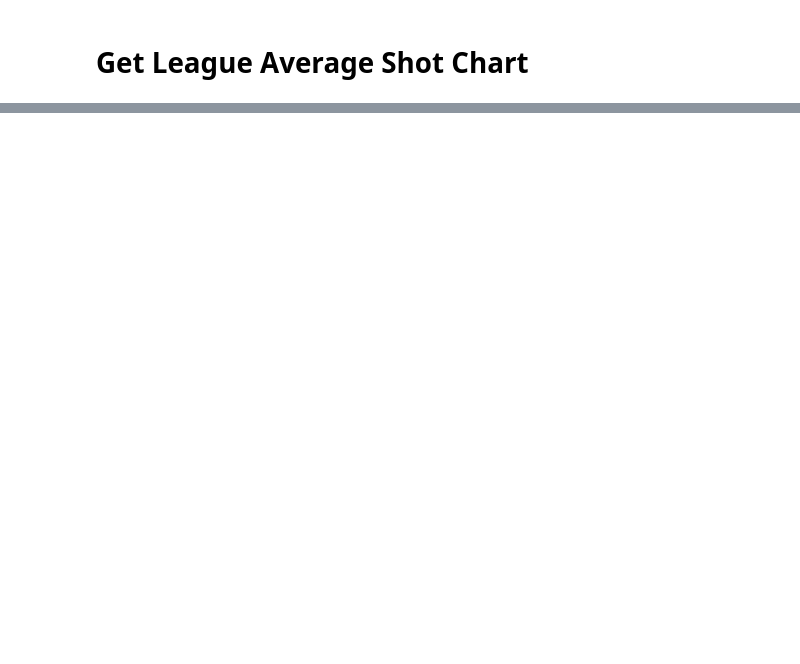
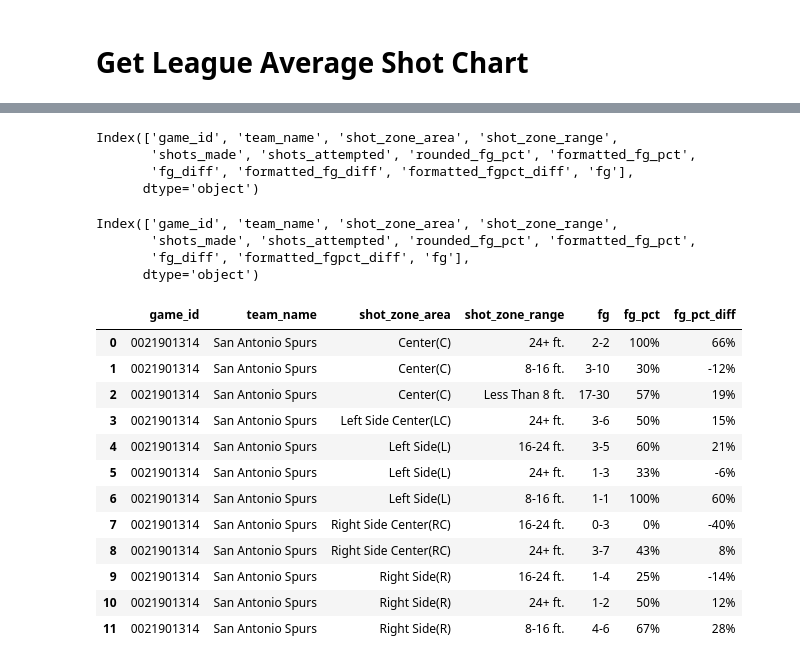
Before and after one commit to SpecCRA/vlads_data_project, a Jupyter notebook: get_shots_data.ipynb, the cells around one changed output, grey strips where cells are left out. Saved outputs shown, nothing was run; the diff lists cells and outputs as text; code cells hidden in the pictures; blank space fills up the shorter version.

```diff
--- a/get_shots_data.ipynb
+++ b/get_shots_data.ipynb
@@ -222,0 +312,8 @@ league_avg_df.fg_pct = round(league_avg_df.fg_pct, 1).astype(str) + '%'
+# %%
+# call function to calculate difference
+clean_spurs_shots_df['fg_diff'] = calc_fg_diffs(clean_spurs_shots_df, league_avg_df)
+clean_opp_shots_df['fg_diff'] = calc_fg_diffs(clean_opp_shots_df, league_avg_df)
+# %%
+# format by giving it a % marker
+clean_spurs_shots_df['formatted_fgpct_diff'] = clean_spurs_shots_df.fg_diff.apply(lambda x: str(x) + '%')
+clean_opp_shots_df['formatted_fgpct_diff'] = clean_opp_shots_df.fg_diff.apply(lambda x: str(x) + '%')
@@ -245,0 +332,14 @@ league_avg_df.to_json('data/shots_league_avg.json', orient = 'records')
+# %%
+clean_spurs_shots_df.columns
+# %% [output]
+Index(['game_id', 'team_name', 'shot_zone_area', 'shot_zone_range',
+       'shots_made', 'shots_attempted', 'rounded_fg_pct', 'formatted_fg_pct',
+       'fg_diff', 'formatted_fg_diff', 'formatted_fgpct_diff', 'fg'],
+      dtype='object')
+# %%
+clean_opp_shots_df.columns
+# %% [output]
+Index(['game_id', 'team_name', 'shot_zone_area', 'shot_zone_range',
+       'shots_made', 'shots_attempted', 'rounded_fg_pct', 'formatted_fg_pct',
+       'fg_diff', 'formatted_fgpct_diff', 'fg'],
+      dtype='object')
@@ -245,0 +362,26 @@ league_avg_df.to_json('data/shots_league_avg.json', orient = 'records')
+# %%
+# rename column for formatting
+
+col_renames = {
+    'formatted_fg_pct' : 'fg_pct',
+    'formatted_fgpct_diff': 'fg_pct_diff'
+}
+
+out_spurs_df.rename(columns=col_renames, inplace=True)
+out_opp_df.rename(columns=col_renames, inplace=True)
+# %%
+out_spurs_df
+# %% [output]
+|  | game_id | team_name | shot_zone_area | shot_zone_range | fg | fg_pct | fg_pct_diff |
+| 0 | 0021901314 | San Antonio Spurs | Center(C) | 24+ ft. | 2-2 | 100% | 66% |
+| 1 | 0021901314 | San Antonio Spurs | Center(C) | 8-16 ft. | 3-10 | 30% | -12% |
+| 2 | 0021901314 | San Antonio Spurs | Center(C) | Less Than 8 ft. | 17-30 | 57% | 19% |
+| 3 | 0021901314 | San Antonio Spurs | Left Side Center(LC) | 24+ ft. | 3-6 | 50% | 15% |
+| 4 | 0021901314 | San Antonio Spurs | Left Side(L) | 16-24 ft. | 3-5 | 60% | 21% |
+| 5 | 0021901314 | San Antonio Spurs | Left Side(L) | 24+ ft. | 1-3 | 33% | -6% |
+| 6 | 0021901314 | San Antonio Spurs | Left Side(L) | 8-16 ft. | 1-1 | 100% | 60% |
+| 7 | 0021901314 | San Antonio Spurs | Right Side Center(RC) | 16-24 ft. | 0-3 | 0% | -40% |
+| 8 | 0021901314 | San Antonio Spurs | Right Side Center(RC) | 24+ ft. | 3-7 | 43% | 8% |
+| 9 | 0021901314 | San Antonio Spurs | Right Side(R) | 16-24 ft. | 1-4 | 25% | -14% |
+| 10 | 0021901314 | San Antonio Spurs | Right Side(R) | 24+ ft. | 1-2 | 50% | 12% |
+| 11 | 0021901314 | San Antonio Spurs | Right Side(R) | 8-16 ft. | 4-6 | 67% | 28% |
```
Also changed, not shown: parts of 27 cells of this notebook, 4 other files.
